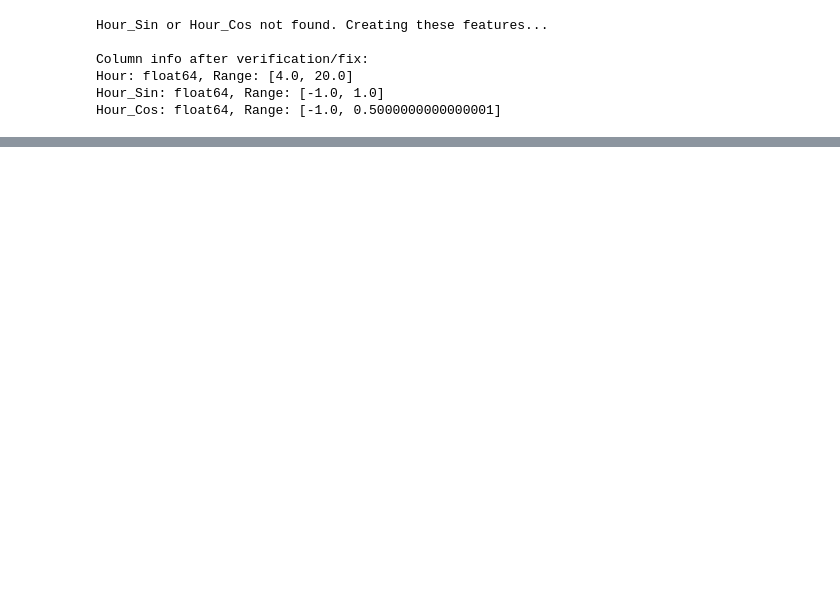
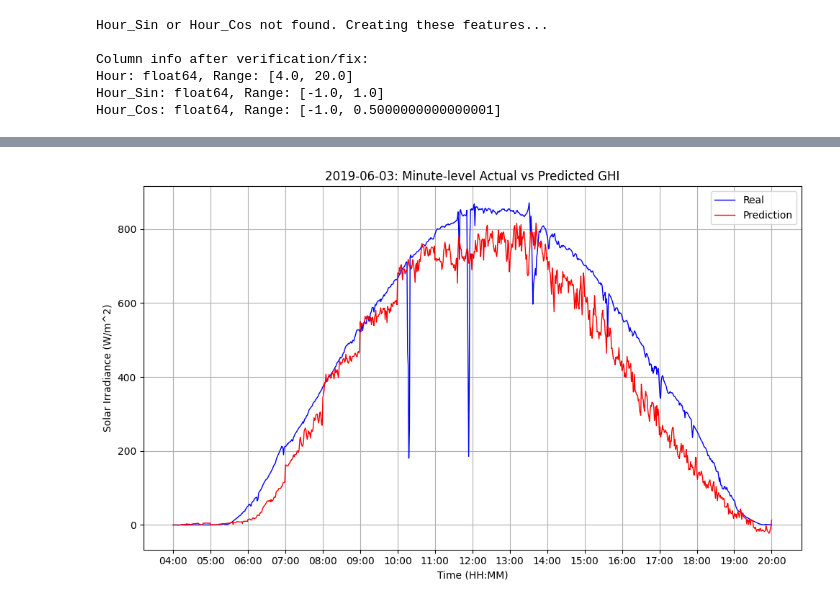
Before and after one commit to jacquesasinyo/Solar-irradiance-prediction, a Jupyter notebook: Solar irradiance prediction.ipynb, the cells around one changed output, grey strips where cells are left out. Drawn from its saved outputs; the diff is of its cells as text; code cells hidden in the pictures; blank space fills up the shorter version.

Commit message:
improved version of solar irradiance prediction

```diff
--- a/Solar irradiance prediction.ipynb
+++ b/Solar irradiance prediction.ipynb
@@ -76,0 +48,6 @@ Data successfully retrieved and saved to output_data.csv
+# %%
+file_path = '/Users/jacques/Desktop/solar/nrel_solar_irradiance_data_2016_2019_combined.csv'
+
+
+import pandas as pd
+df = pd.read_csv(file_path)
@@ -1543,6 +612,0 @@ plot_average_ghi_by_hour(X_test_scaled, y_test, predictions)
-# %%
-df = df.drop(columns=['Datetime'])
-df_test = df.loc[X_test_scaled.index].copy()
-# Add actual and predicted GHI columns
-df_test['Actual_GHI'] = y_test.values
-df_test['Predicted_GHI'] = predictions
@@ -1660,0 +613,68 @@ add_datetime_and_plot_bell_curve(
+# %%
+import pandas as pd
+import matplotlib.pyplot as plt
+import numpy as np
+import matplotlib.ticker as ticker
+
+def plot_single_day_hhmm(csv_file, date_str):
+    """
+    Plots Actual vs. Predicted GHI for a single day.
+    The x-axis is 'minute of day' but displayed as HH:MM labels.
+    """
+    # 1. Read CSV and parse 'Datetime'
+    df = pd.read_csv(csv_file, parse_dates=['Datetime'])
+
+    # 2. Filter for the specified date
+    df_day = df[df['Datetime'].dt.date == pd.to_datetime(date_str).date()].copy()
+    if df_day.empty:
+        print(f"No data found for {date_str}. Check your date or CSV content.")
+        return
+
+    # 3. Sort by time
+    df_day.sort_values('Datetime', inplace=True)
+
+    # 4. Convert each Datetime to "Minute of Day" => hour * 60 + minute
+    df_day['MinuteOfDay'] = df_day['Datetime'].dt.hour * 60 + df_day['Datetime'].dt.minute
+
+    # 5. Plot
+    fig, ax = plt.subplots(figsize=(10, 6))
+    ax.plot(
+        df_day['MinuteOfDay'],
+        df_day['Actual_GHI'],
+        label='Real',
+        color='blue',
+        linewidth=1
+    )
+    ax.plot(
+        df_day['MinuteOfDay'],
+        df_day['Predicted_GHI'],
+        label='Prediction',
+        color='red',
+        linewidth=1
+    )
+
+    # Set the title, labels, and grid
+    ax.set_title(f"{date_str}: Minute-level Actual vs Predicted GHI")
+    ax.set_xlabel("Time (HH:MM)")
+    ax.set_ylabel("Solar Irradiance (W/m^2)")
+    ax.grid(True)
+    ax.legend()
+
+    # 6. Format x-axis ticks to display HH:MM
+    def minute_to_hhmm(x, pos=None):
+        # Convert an integer minute_of_day to "HH:MM"
+        h = int(x // 60)
+        m = int(x % 60)
+        return f"{h:02d}:{m:02d}"
+
+    # Set major ticks every 60 minutes (you can adjust as needed)
+    ax.xaxis.set_major_locator(ticker.MultipleLocator(60))
+    ax.xaxis.set_major_formatter(ticker.FuncFormatter(minute_to_hhmm))
+
+    # Adjust layout
+    plt.tight_layout()
+    plt.show()
+
+plot_single_day_hhmm('xgboost_predictions.csv', '2019-06-03')
+# %% [output]
+[figure, added]
```
Also changed, not shown: parts of 42 cells of this notebook, 6 other files.
